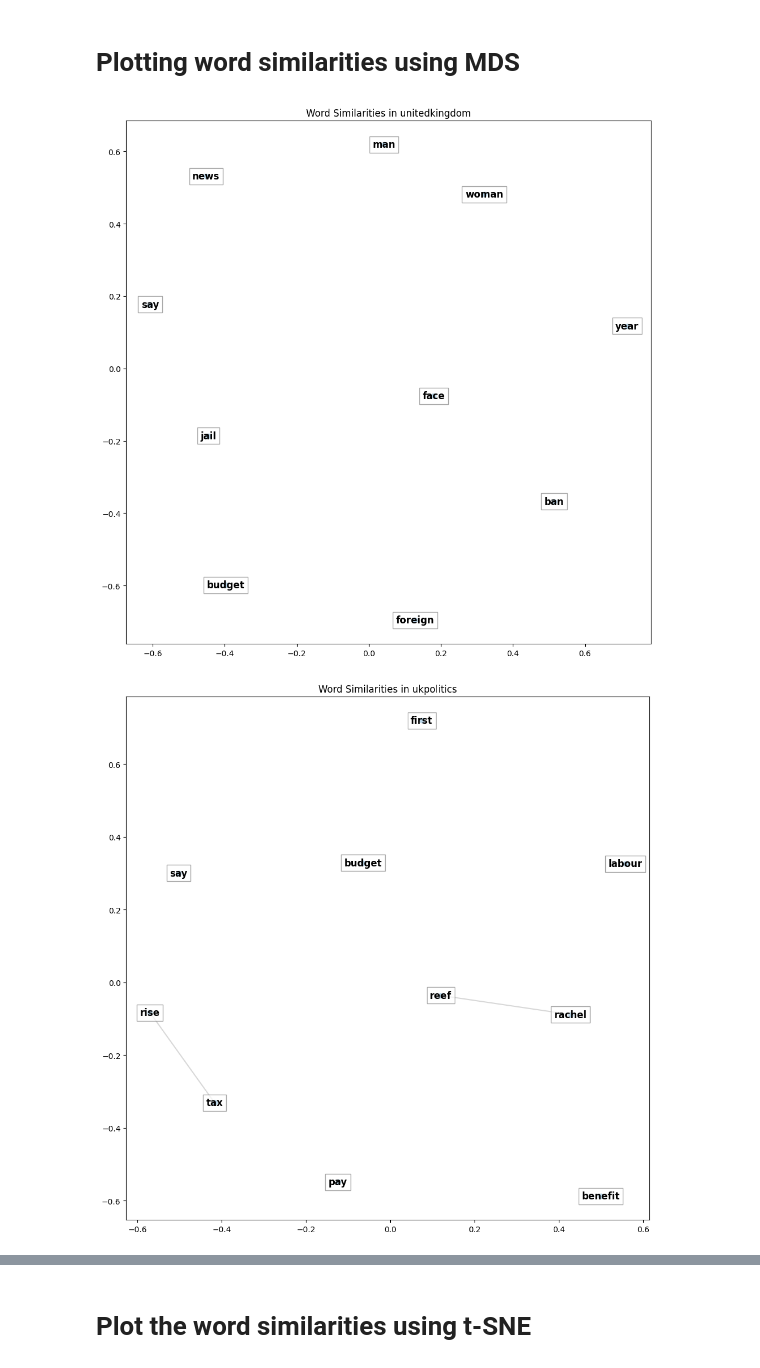
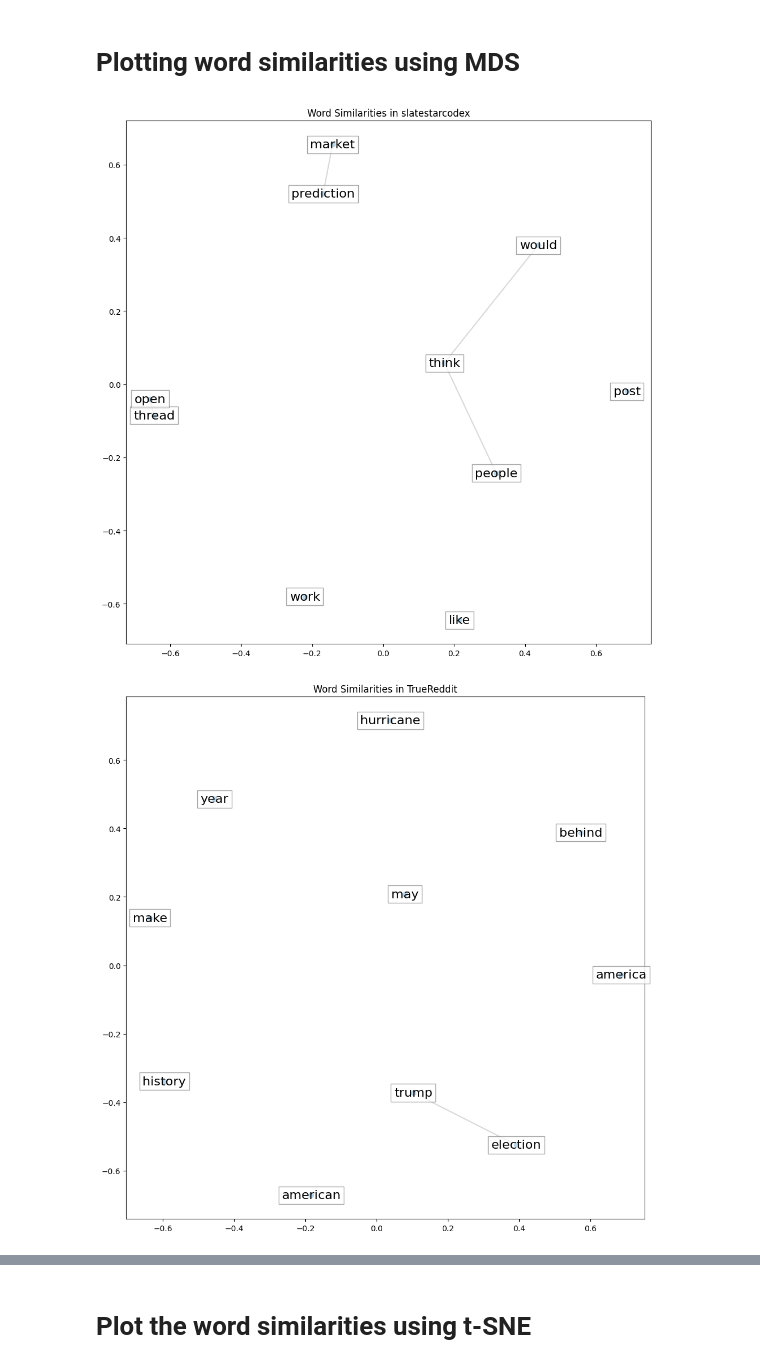
Before and after one commit to priyansha-b/pri-oii-fsds-textanalysis, a Jupyter notebook: week3day3_lab.ipynb, the cells around one changed output, grey strips where cells are left out. Drawn from its saved outputs; the diff is of its cells as text; code cells hidden in the pictures.

```diff
--- a/week3day3_lab.ipynb
+++ b/week3day3_lab.ipynb
@@ -48,11 +48,23 @@ from utils.analysis import *
 
 scraper = RedditScraper(USER_AGENT)
 
-subs_of_interest = ['unitedkingdom', 'ukpolitics', 'uknews', 'london']
+subs_of_interest = ['slatestarcodex', 'TrueReddit', 'AskPhilosophy', 'EffectiveAltruism']
 
 for sub in subs_of_interest:
     posts = scraper.get_subreddit_posts(sub, limit=100, cache=True)
-    posts_df = create_posts_dataframe(posts)
+
+    # print 'url' from first 5 posts
+    # print("The first 5 posts from", sub, "are:")
+    # for post in posts[:5]:
+    #    print(post['url'])
+
+    posts_df = create_posts_dataframe(posts) # this function stops the url from working
+
+    # print the url column for the first 5 rows of posts_df
+    # pd.set_option('display.max_colwidth', None)
+    # print("\nThe first 5 posts from", sub, "are:")
+    # print(posts_df['url'].head(5))
+    # pd.reset_option('display.max_colwidth') # now it works.
 
     tfidf_results = tfidf_analyze_subreddit(posts)
     tf_idf_scores = get_mean_tfidf(
@@ -67,4 +79,9 @@ for sub in subs_of_interest:
 
     fig, ax = plot_word_timeseries(posts_df, top_terms)
     plt.show()
+
+    # return value counts for domains in posts_df
+    print(posts_df['domain'].value_counts().head(10))
+
+    print()
 # %% [output]
@@ -142,7 +259,7 @@ Then considering term vectors:
 
 First I will replicate the analyses above, except this time I will save the results objects in a dictionary with the subreddit name as key. That way I can call upon it again. I will do that to get the vocab and the vocab in common.
 # %%
-subs_of_interest = ['unitedkingdom', 'ukpolitics', 'uknews']
+subs_of_interest = ['slatestarcodex', 'TrueReddit', 'AskPhilosophy', 'EffectiveAltruism']
 
 results = {}
 
@@ -209,0 +337,6 @@ Unique terms in uknews: lay, hotel, sucker, worker, detect, nazi, girl, raid, mi
+# %%
+# My code
+
+# print length of each subreddit in vocabularies
+for sub in subs_of_interest:
+    print(f"Number of terms in {sub}: {len(vocabularies[sub])}")
@@ -239,14 +377,14 @@ news         0.029765    0.014004  0.032904  0.025557
 # %% [markdown]
 # Plotting word similarities using MDS
 # %%
-from utils.analysis import plot_word_similarities
+from utils.analysis import plot_word_similarities_mds # I changed this from plot_word_similarities- it was not working, I assume the function was modified at somepoint by Bernie
 
 for sub in subs_of_interest:
-    fig, ax = plot_word_similarities(results[sub]['tfidf_results']['tfidf_matrix'],
+    fig, ax = plot_word_similarities_mds(results[sub]['tfidf_results']['tfidf_matrix'],
                                      results[sub]['tfidf_results']['feature_names'],
                                      n_terms=10, # Try changing this value
                                      title=sub)
     plt.show();
 # %% [output]
-[figure, old version]
+[figure, new version]
-[figure, old version]
+[figure, new version]
```
Also changed, not shown: parts of 15 cells of this notebook, 4 other files.
